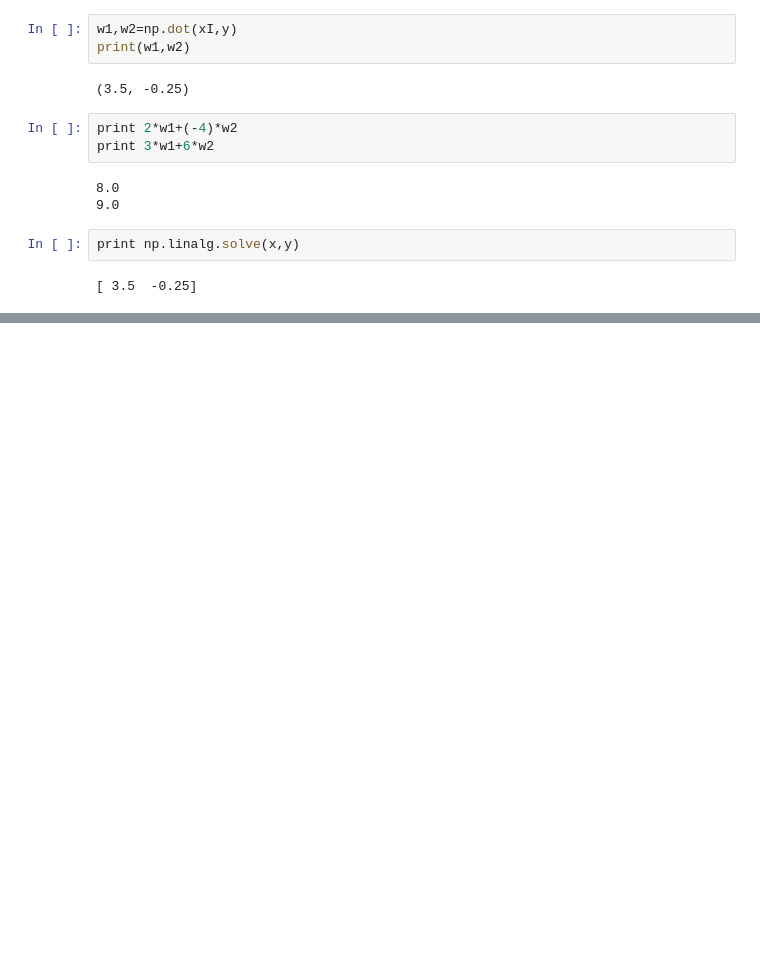
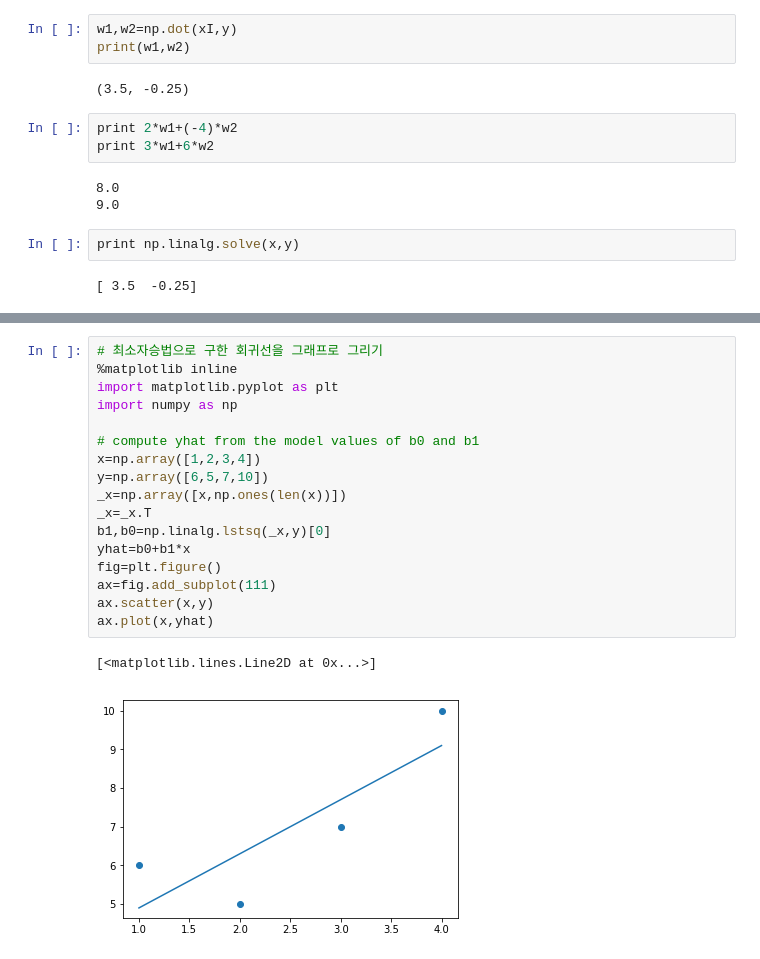
Before and after one commit to HeegeePark/MyStudySpace, a Jupyter notebook: 2019-2/BigData_Spark/src/ds7_regression.ipynb, the cells around one changed output, grey strips where cells are left out. Saved outputs shown, nothing was run; the diff lists cells and outputs as text; blank space fills up the shorter version.

```diff
--- a/2019-2/BigData_Spark/src/ds7_regression.ipynb
+++ b/2019-2/BigData_Spark/src/ds7_regression.ipynb
@@ -265,0 +326,20 @@ print np.linalg.solve(x,y)
+# %%
+# 최소자승법으로 구한 회귀선을 그래프로 그리기
+%matplotlib inline
+import matplotlib.pyplot as plt
+import numpy as np
+
+# compute yhat from the model values of b0 and b1
+x=np.array([1,2,3,4])
+y=np.array([6,5,7,10])
+_x=np.array([x,np.ones(len(x))])
+_x=_x.T
+b1,b0=np.linalg.lstsq(_x,y)[0]
+yhat=b0+b1*x
+fig=plt.figure()
+ax=fig.add_subplot(111)
+ax.scatter(x,y)
+ax.plot(x,yhat)
+# %% [output]
+[<matplotlib.lines.Line2D at 0x...>]
+[figure, added]
```
Also changed, not shown: parts of 100 cells of this notebook.
